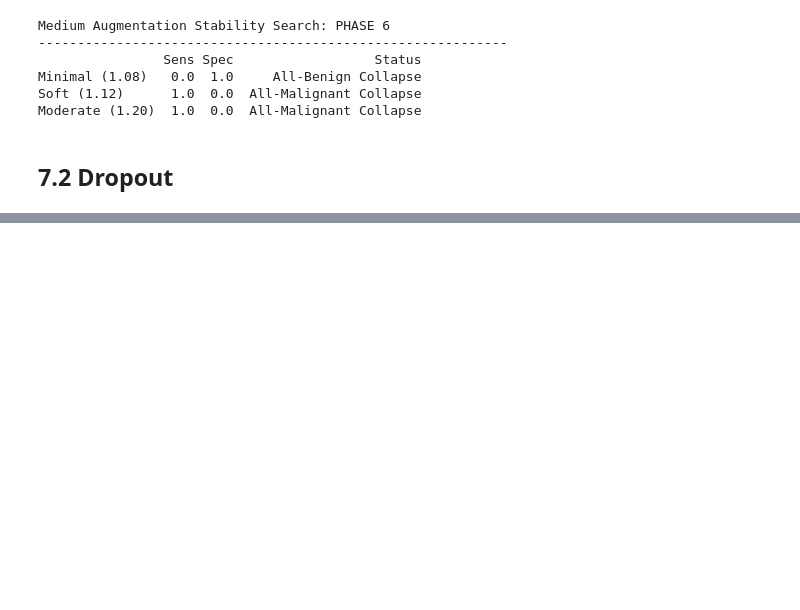
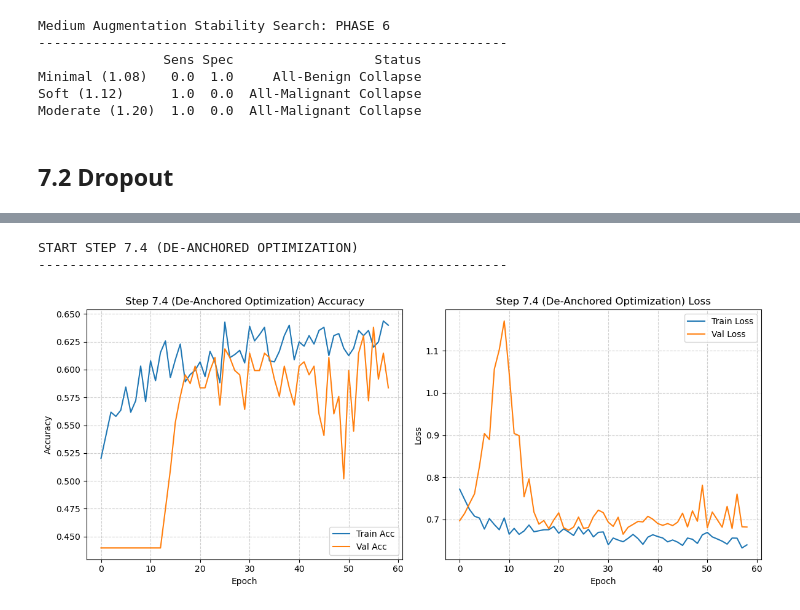
Before and after one commit to A-S-Yong/FYP, a Jupyter notebook: notebooks/Recalibration_V2.ipynb, the cells around one changed output, grey strips where cells are left out. Cells and saved outputs as stored; diff of their text form; code cells hidden in the pictures; blank space fills up the shorter version.

Commit message:
Step 7.4 (Balanced Classification Achieved)
- Resolved model collapse by neutralising class weights
- Recalibrated learning rate to 5e-5
- Managed to achieve Specificity: 0.4071 and AUC: 0.6457

```diff
--- a/notebooks/Recalibration_V2.ipynb
+++ b/notebooks/Recalibration_V2.ipynb
@@ -2409,0 +2413,44 @@ Step 7.3 (Batch Normalization)          0.0
+# %%
+STEP_NAME = "Step 7.4 (De-Anchored Optimization)"
+print(f"\nSTART {STEP_NAME.upper()}")
+print(f"{'-'*60}")
+
+# Rebuild the BN architecture (same as 7.3)
+model_7_4 = build_step7_3_model(dropout_rate=0.5)
+
+# Recompile with the new Optimization Strategy
+model_7_4.compile(
+    optimizer=tf.keras.optimizers.legacy.Adam(learning_rate=5e-5), # Calibrated for BN
+    loss="binary_crossentropy",
+    metrics=["accuracy", tf.keras.metrics.AUC(name='auc'), tf.keras.metrics.Recall(name='sensitivity')]
+)
+
+pbar = tqdm(total=150, desc=STEP_NAME, unit="epoch", position=0, leave=True, file=sys.stdout)
+
+class TqdmCallbackSingle(tf.keras.callbacks.Callback):
+    def on_epoch_end(self, epoch, logs=None):
+        pbar.update(1)
+        pbar.set_postfix({"v_loss": f"{logs['val_loss']:.3f}", "v_auc": f"{logs['val_auc']:.3f}"})
+
+callbacks = [
+    tf.keras.callbacks.ModelCheckpoint("Step7_4_best.keras", save_best_only=True, monitor="val_loss"),
+    tf.keras.callbacks.EarlyStopping(monitor="val_loss", patience=25, restore_best_weights=True),
+    TqdmCallbackSingle()
+]
+
+# Execution (NO class_weight passed = Balanced 1:1)
+history_7_4 = model_7_4.fit(
+    train_gen_light,
+    epochs=150,
+    validation_data=val_gen,
+    callbacks=callbacks,
+    verbose=0
+)
+pbar.close()
+
+# Evaluation
+plot_training_history(history_7_4, title_prefix=STEP_NAME)
+# %% [output]
+START STEP 7.4 (DE-ANCHORED OPTIMIZATION)
+------------------------------------------------------------
+[figure, added]
```
Also changed, not shown: parts of 31 cells of this notebook, 1 other file.
